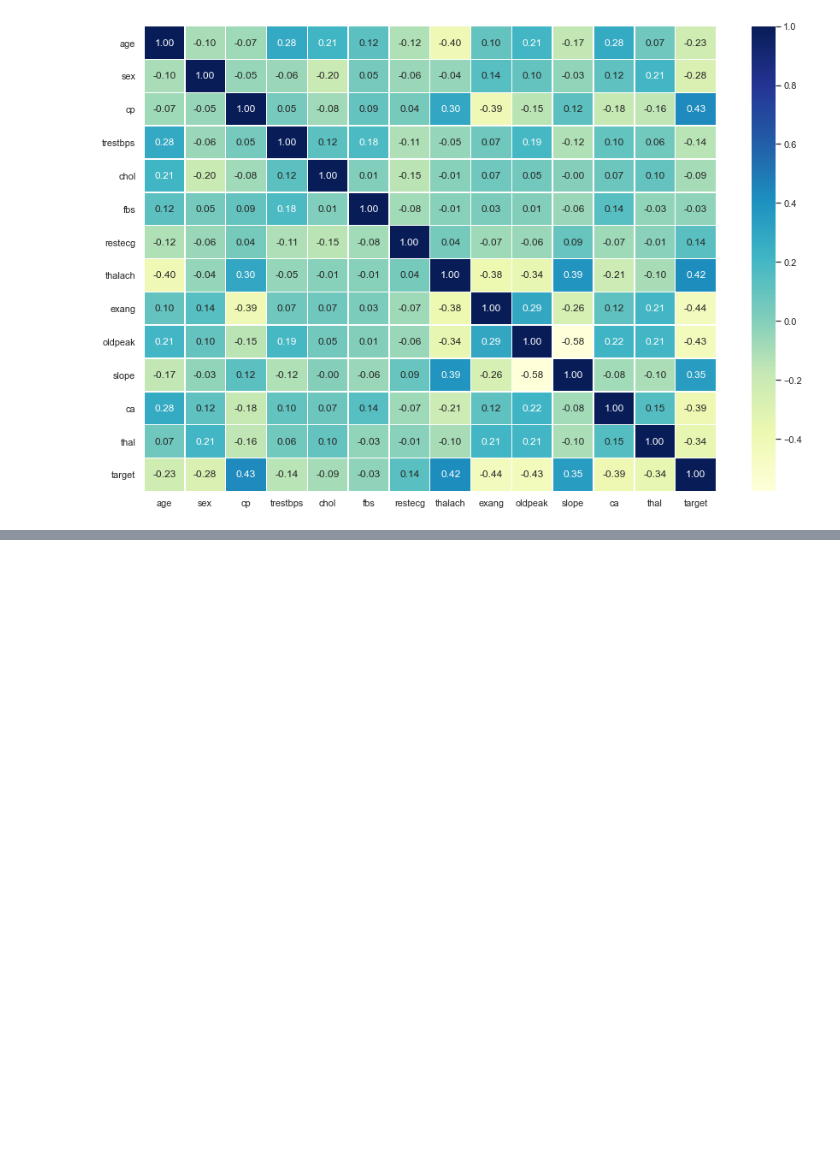
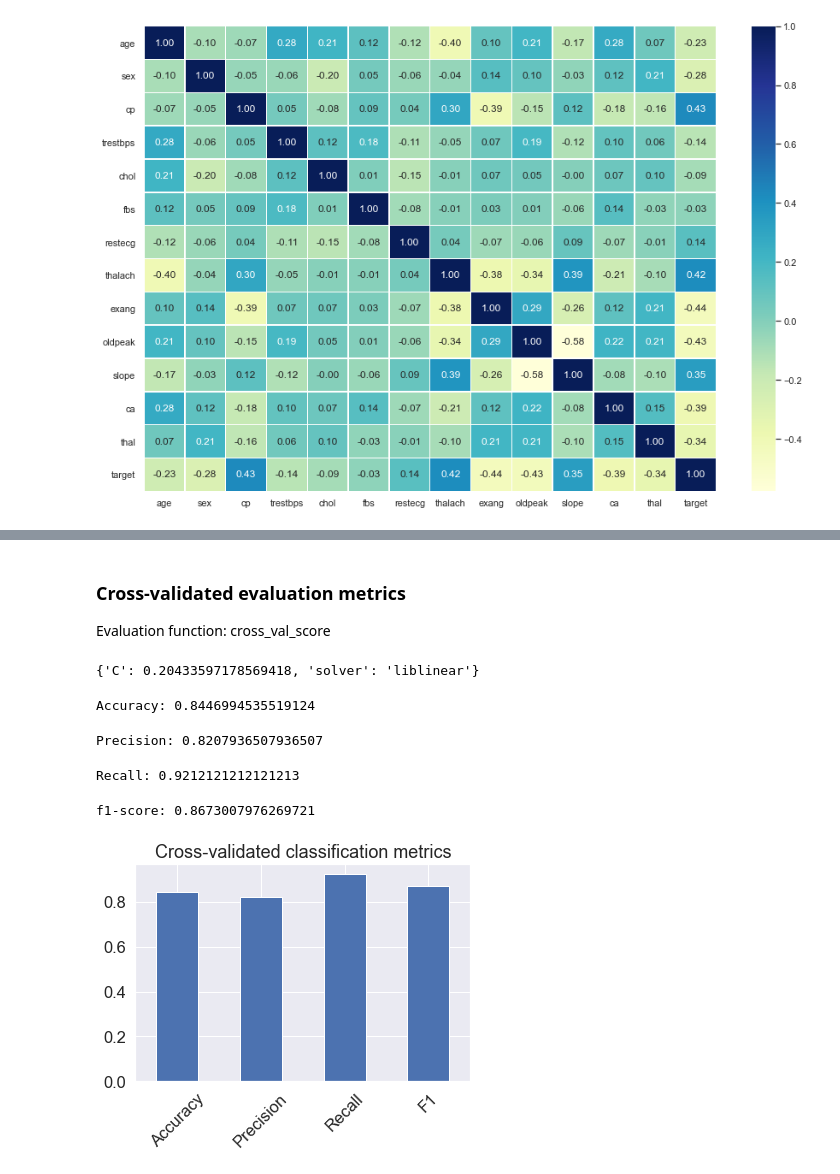
Before and after one commit to wondrousWebWorks/ml-heart-disease-classification, a Jupyter notebook: end-to-end-heart-disease-classification.ipynb, the cells around one changed output, grey strips where cells are left out. Saved outputs shown, nothing was run; the diff lists cells and outputs as text; code cells hidden in the pictures; blank space fills up the shorter version.

```diff
--- a/end-to-end-heart-disease-classification.ipynb
+++ b/end-to-end-heart-disease-classification.ipynb
@@ -549,0 +745,71 @@ Maximum KNN score on the test data: 75.41%
+# %% [markdown]
+### Cross-validated evaluation metrics
+
+Evaluation function: cross_val_score
+# %%
+# Best hyperparameters
+gs_log_reg.best_params_
+# %% [output]
+{'C': 0.20433597178569418, 'solver': 'liblinear'}
+# %%
+# Create a new classifier with best parameters
+clf = LogisticRegression(C=0.20433597178569418,
+                         solver="liblinear")
+# %%
+# Cross-validated accuracy
+cv_acc = cross_val_score(clf,
+                         X,
+                         y,
+                         cv=5,
+                         scoring="accuracy")
+cv_acc = np.mean(cv_acc)
+print(f"Accuracy: {cv_acc}")
+# %% [output]
+Accuracy: 0.8446994535519124
+# %%
+# Cross-validated precision
+cv_precision = cross_val_score(clf,
+                         X,
+                         y,
+                         cv=5,
+                         scoring="precision")
+cv_precision = np.mean(cv_precision)
+print(f"Precision: {cv_precision}")
+# %% [output]
+Precision: 0.8207936507936507
+# %%
+# Cross-validated recall
+cv_recall = cross_val_score(clf,
+                         X,
+                         y,
+                         cv=5,
+                         scoring="recall")
+cv_recall = np.mean(cv_recall)
+print(f"Recall: {cv_recall}")
+# %% [output]
+Recall: 0.9212121212121213
+# %%
+# Cross-validated f1-score
+cv_f1 = cross_val_score(clf,
+                         X,
+                         y,
+                         cv=5,
+                         scoring="f1")
+cv_f1 = np.mean(cv_f1)
+print(f"f1-score: {cv_f1}")
+# %% [output]
+f1-score: 0.8673007976269721
+# %%
+# Cross-validated metrics visualisation
+cv_metrics_df = pd.DataFrame({
+    "Accuracy": cv_acc,
+    "Precision": cv_precision,
+    "Recall": cv_recall,
+    "F1": cv_f1},
+    index=[0])
+
+cv_metrics_df.T.plot.bar(title="Cross-validated classification metrics",
+                         legend=False)
+plt.xticks(rotation=45);
+# %% [output]
+[figure, added]
```
Also changed, not shown: parts of 66 cells of this notebook.
